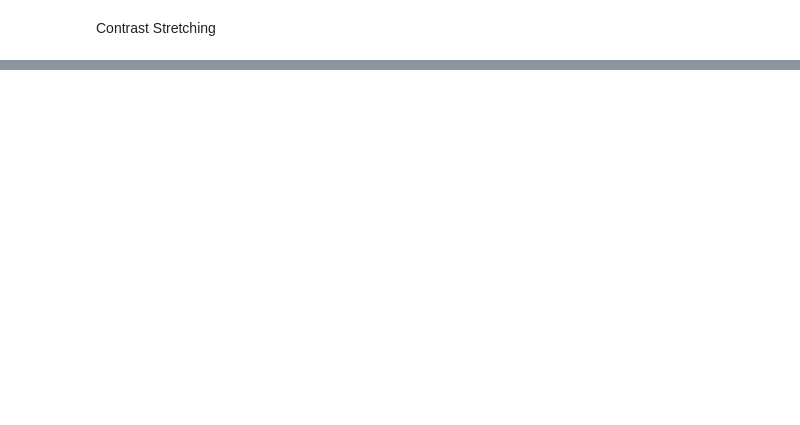
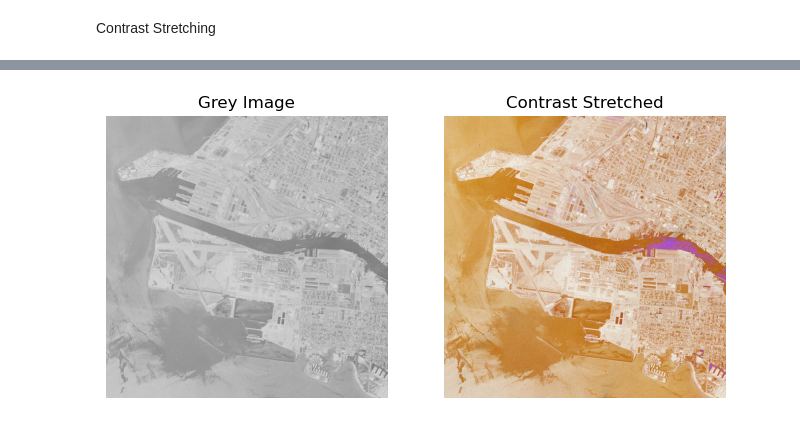
Before and after one commit to Skele-Y/COMP9517, a Jupyter notebook: lab01/Q1.ipynb, the cells around one changed output, grey strips where cells are left out. Drawn from its saved outputs; the diff is of its cells as text; code cells hidden in the pictures; blank space fills up the shorter version.

```diff
--- a/lab01/Q1.ipynb
+++ b/lab01/Q1.ipynb
@@ -48,3 +49,42 @@ SyntaxError: positional argument follows keyword argument (<ipython-input-2-bc12
+# %%
+# Method 2 - Convert Image to hsvscale
+img_grey = cv2.cvtColor(img_bgr, cv2.COLOR_BGR2GRAY)
+
+grey_min = np.min(img_grey)
+grey_max = np.max(img_grey)
+
+stretched_grey = ((img_grey - grey_min) / (grey_max - grey_min)) * (max - min) + min
+
+
+
+# Split image into color channels
+b, g, r = cv2.split(img_bgr)
+
+# Apply contrast stretching to each channel
+stretched_b = ((b - grey_min) / (grey_max - grey_min)) * (max - min) + min
+stretched_g = ((g - grey_min) / (grey_max - grey_min)) * (max - min) + min
+stretched_r = ((r - grey_min) / (grey_max - grey_min)) * (max - min) + min
+
+img_2 = cv2.merge((stretched_b, stretched_g, stretched_r))
+# Convert to uint8 data type
+img_2 = img_2.astype(np.uint8)
+
+################# Create a figure with two subplots
+fig, (ax1, ax2) = plt.subplots(1, 2, figsize=(8, 4))
+
+ax1.set_title('Grey Image')
+ax1.imshow(cv2.cvtColor(img_grey, cv2.COLOR_GRAY2RGB))
+
+# Display the new image
+ax2.set_title('Contrast Stretched')
+ax2.imshow(img_2)
+
+# Hide the axes and show the figure
+ax1.axis('off')
+ax2.axis('off')
+plt.show()
+# %% [output]
+[figure, added]
 # %%
 # Method 3
 # Convert BGR to HSV
```
Also changed, not shown: parts of 5 cells of this notebook.
